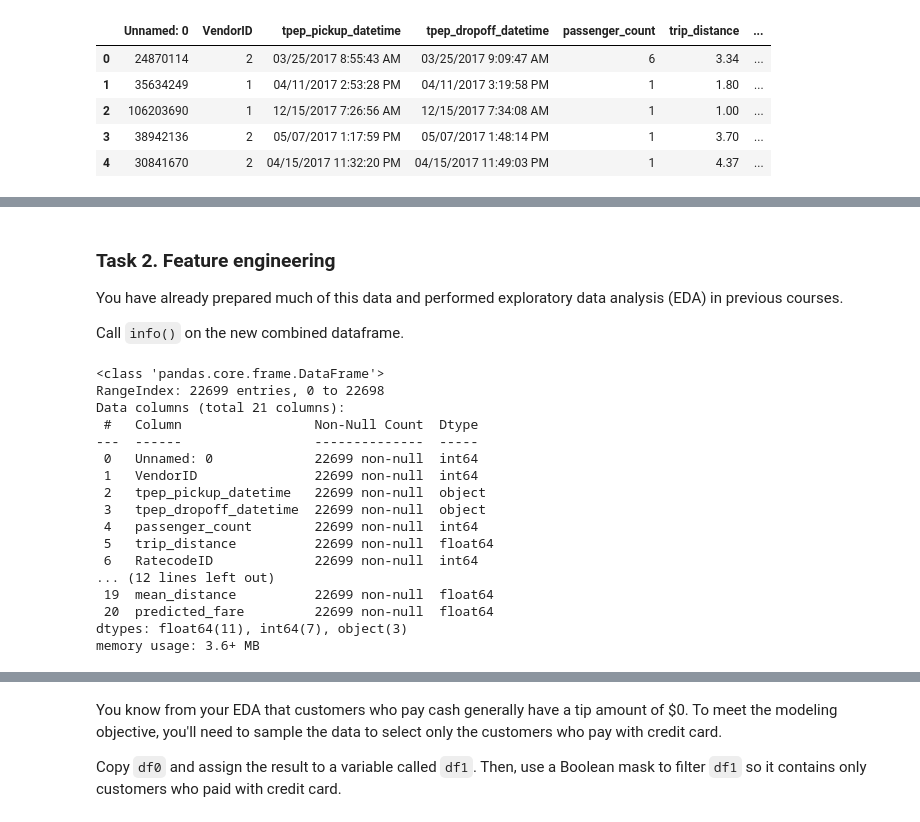
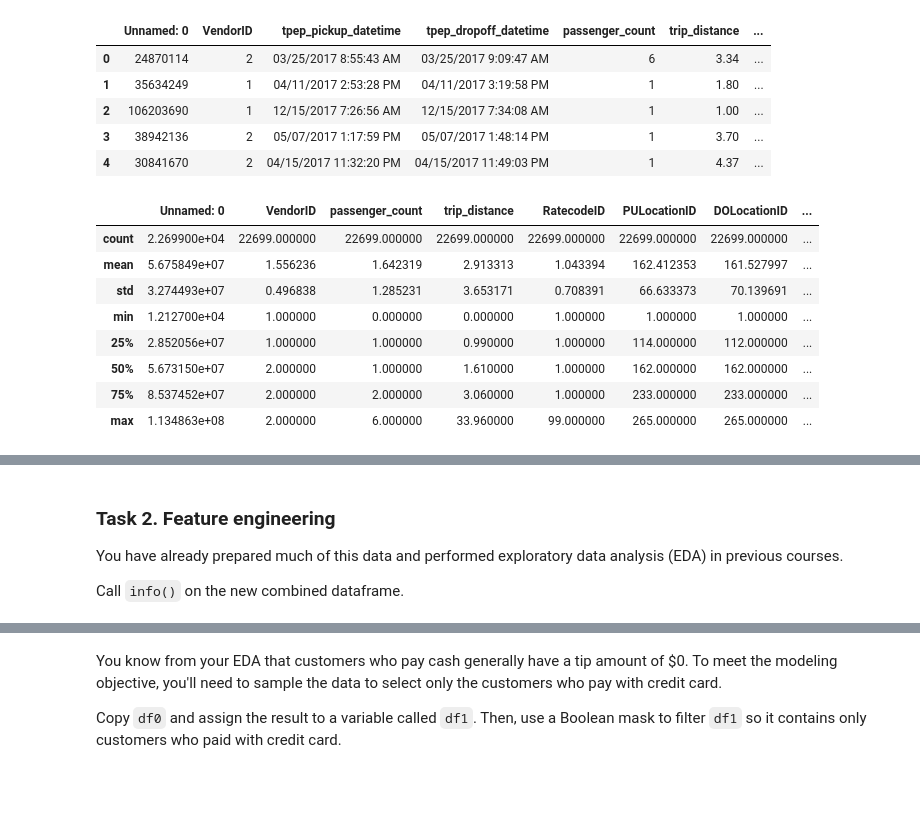
Before and after one commit to watashiaashishgurung/NYC-TLC-automatidata, a Jupyter notebook: Activity_Course 6 Automatidata project lab.ipynb, the cells around one changed output, grey strips where cells are left out. Cells and saved outputs as stored; diff of their text form; code cells hidden in the pictures; blank space fills up the shorter version.

```diff
--- a/Activity_Course 6 Automatidata project lab.ipynb
+++ b/Activity_Course 6 Automatidata project lab.ipynb
@@ -207,6 +201,19 @@ df0.head()
 | 2 | 106203690 | 1 | 12/15/2017 7:26:56 AM | 12/15/2017 7:34:08 AM | 1 | 1.00 | ... |
 | 3 | 38942136 | 2 | 05/07/2017 1:17:59 PM | 05/07/2017 1:48:14 PM | 1 | 3.70 | ... |
 | 4 | 30841670 | 2 | 04/15/2017 11:32:20 PM | 04/15/2017 11:49:03 PM | 1 | 4.37 | ... |
+# %%
+# Describe the dataframe
+df0.describe()
+# %% [output]
+|  | Unnamed: 0 | VendorID | passenger_count | trip_distance | RatecodeID | PULocationID | DOLocationID | ... |
+| count | 2.269900e+04 | 22699.000000 | 22699.000000 | 22699.000000 | 22699.000000 | 22699.000000 | 22699.000000 | ... |
+| mean | 5.675849e+07 | 1.556236 | 1.642319 | 2.913313 | 1.043394 | 162.412353 | 161.527997 | ... |
+| std | 3.274493e+07 | 0.496838 | 1.285231 | 3.653171 | 0.708391 | 66.633373 | 70.139691 | ... |
+| min | 1.212700e+04 | 1.000000 | 0.000000 | 0.000000 | 1.000000 | 1.000000 | 1.000000 | ... |
+| 25% | 2.852056e+07 | 1.000000 | 1.000000 | 0.990000 | 1.000000 | 114.000000 | 112.000000 | ... |
+| 50% | 5.673150e+07 | 2.000000 | 1.000000 | 1.610000 | 1.000000 | 162.000000 | 162.000000 | ... |
+| 75% | 8.537452e+07 | 2.000000 | 2.000000 | 3.060000 | 1.000000 | 233.000000 | 233.000000 | ... |
+| max | 1.134863e+08 | 2.000000 | 6.000000 | 33.960000 | 99.000000 | 265.000000 | 265.000000 | ... |
 # %% [markdown]
 <img src="images/Analyze.png" width="100" height="100" align=left>
 
@@ -219,23 +226,3 @@ Consider the questions in your PACE Strategy Documentto reflect on the Analyze s
 You have already prepared much of this data and performed exploratory data analysis (EDA) in previous courses.
 
 Call `info()` on the new combined dataframe.
-# %%
-df0.info()
-# %% [output]
-<class 'pandas.core.frame.DataFrame'>
-RangeIndex: 22699 entries, 0 to 22698
-Data columns (total 21 columns):
- #   Column                 Non-Null Count  Dtype
----  ------                 --------------  -----
- 0   Unnamed: 0             22699 non-null  int64
- 1   VendorID               22699 non-null  int64
- 2   tpep_pickup_datetime   22699 non-null  object
- 3   tpep_dropoff_datetime  22699 non-null  object
- 4   passenger_count        22699 non-null  int64
- 5   trip_distance          22699 non-null  float64
- 6   RatecodeID             22699 non-null  int64
-... (12 lines left out)
- 19  mean_distance          22699 non-null  float64
- 20  predicted_fare         22699 non-null  float64
-dtypes: float64(11), int64(7), object(3)
-memory usage: 3.6+ MB
```
Also changed, not shown: parts of 49 cells of this notebook.
